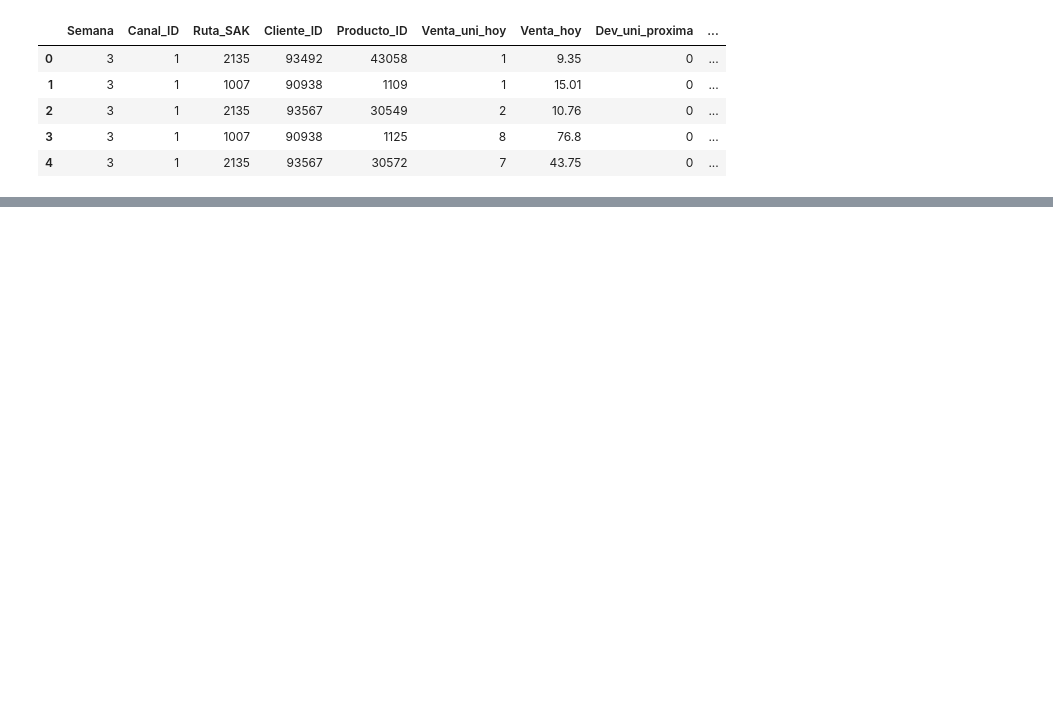
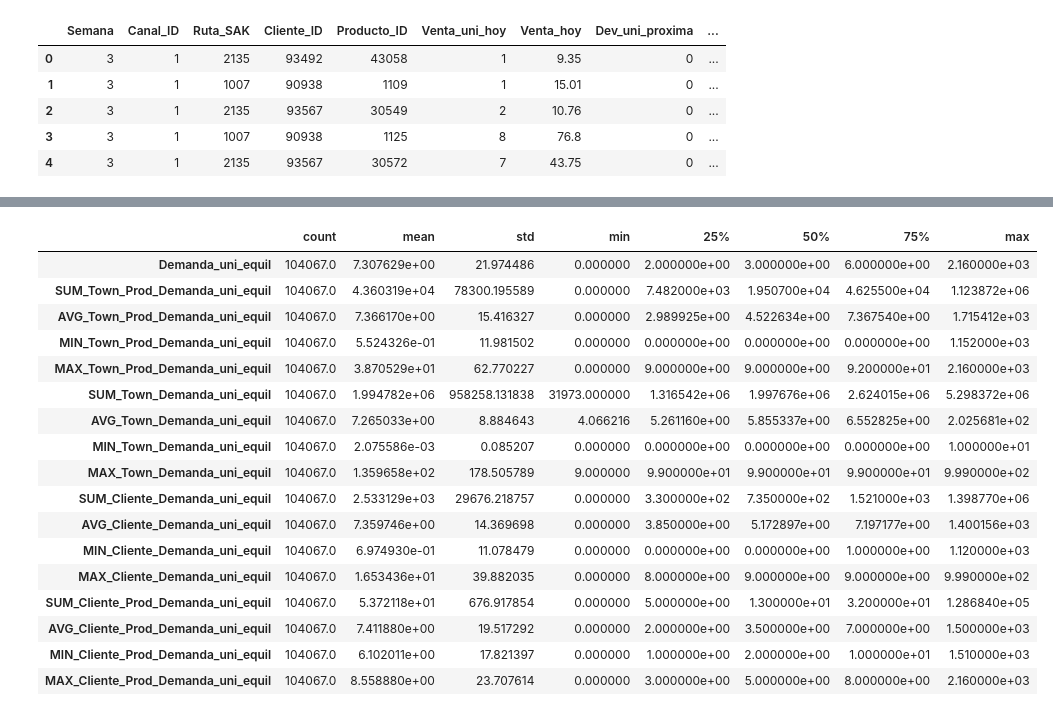
Before and after one commit to brunotagoncalves/bimbo-compassers, a Jupyter notebook: kaggle_api_2st_read.ipynb, the cells around one changed output, grey strips where cells are left out. Cells and saved outputs as stored; diff of their text form; code cells hidden in the pictures; blank space fills up the shorter version.

```diff
--- a/kaggle_api_2st_read.ipynb
+++ b/kaggle_api_2st_read.ipynb
@@ -363,0 +441,21 @@ DataFrame[summary: string, Semana: string, Canal_ID: string, Ruta_SAK: string, C
+# %%
+df_sample.loc[:,cols].astype('float').describe().T
+# %% [output]
+|  | count | mean | std | min | 25% | 50% | 75% | max |
+| Demanda_uni_equil | 104067.0 | 7.307629e+00 | 21.974486 | 0.000000 | 2.000000e+00 | 3.000000e+00 | 6.000000e+00 | 2.160000e+03 |
+| SUM_Town_Prod_Demanda_uni_equil | 104067.0 | 4.360319e+04 | 78300.195589 | 0.000000 | 7.482000e+03 | 1.950700e+04 | 4.625500e+04 | 1.123872e+06 |
+| AVG_Town_Prod_Demanda_uni_equil | 104067.0 | 7.366170e+00 | 15.416327 | 0.000000 | 2.989925e+00 | 4.522634e+00 | 7.367540e+00 | 1.715412e+03 |
+| MIN_Town_Prod_Demanda_uni_equil | 104067.0 | 5.524326e-01 | 11.981502 | 0.000000 | 0.000000e+00 | 0.000000e+00 | 0.000000e+00 | 1.152000e+03 |
+| MAX_Town_Prod_Demanda_uni_equil | 104067.0 | 3.870529e+01 | 62.770227 | 0.000000 | 9.000000e+00 | 9.000000e+00 | 9.200000e+01 | 2.160000e+03 |
+| SUM_Town_Demanda_uni_equil | 104067.0 | 1.994782e+06 | 958258.131838 | 31973.000000 | 1.316542e+06 | 1.997676e+06 | 2.624015e+06 | 5.298372e+06 |
+| AVG_Town_Demanda_uni_equil | 104067.0 | 7.265033e+00 | 8.884643 | 4.066216 | 5.261160e+00 | 5.855337e+00 | 6.552825e+00 | 2.025681e+02 |
+| MIN_Town_Demanda_uni_equil | 104067.0 | 2.075586e-03 | 0.085207 | 0.000000 | 0.000000e+00 | 0.000000e+00 | 0.000000e+00 | 1.000000e+01 |
+| MAX_Town_Demanda_uni_equil | 104067.0 | 1.359658e+02 | 178.505789 | 9.000000 | 9.900000e+01 | 9.900000e+01 | 9.900000e+01 | 9.990000e+02 |
+| SUM_Cliente_Demanda_uni_equil | 104067.0 | 2.533129e+03 | 29676.218757 | 0.000000 | 3.300000e+02 | 7.350000e+02 | 1.521000e+03 | 1.398770e+06 |
+| AVG_Cliente_Demanda_uni_equil | 104067.0 | 7.359746e+00 | 14.369698 | 0.000000 | 3.850000e+00 | 5.172897e+00 | 7.197177e+00 | 1.400156e+03 |
+| MIN_Cliente_Demanda_uni_equil | 104067.0 | 6.974930e-01 | 11.078479 | 0.000000 | 0.000000e+00 | 0.000000e+00 | 1.000000e+00 | 1.120000e+03 |
+| MAX_Cliente_Demanda_uni_equil | 104067.0 | 1.653436e+01 | 39.882035 | 0.000000 | 8.000000e+00 | 9.000000e+00 | 9.000000e+00 | 9.990000e+02 |
+| SUM_Cliente_Prod_Demanda_uni_equil | 104067.0 | 5.372118e+01 | 676.917854 | 0.000000 | 5.000000e+00 | 1.300000e+01 | 3.200000e+01 | 1.286840e+05 |
+| AVG_Cliente_Prod_Demanda_uni_equil | 104067.0 | 7.411880e+00 | 19.517292 | 0.000000 | 2.000000e+00 | 3.500000e+00 | 7.000000e+00 | 1.500000e+03 |
+| MIN_Cliente_Prod_Demanda_uni_equil | 104067.0 | 6.102011e+00 | 17.821397 | 0.000000 | 1.000000e+00 | 2.000000e+00 | 1.000000e+01 | 1.510000e+03 |
+| MAX_Cliente_Prod_Demanda_uni_equil | 104067.0 | 8.558880e+00 | 23.707614 | 0.000000 | 3.000000e+00 | 5.000000e+00 | 8.000000e+00 | 2.160000e+03 |
```
Also changed, not shown: parts of 24 cells of this notebook.
